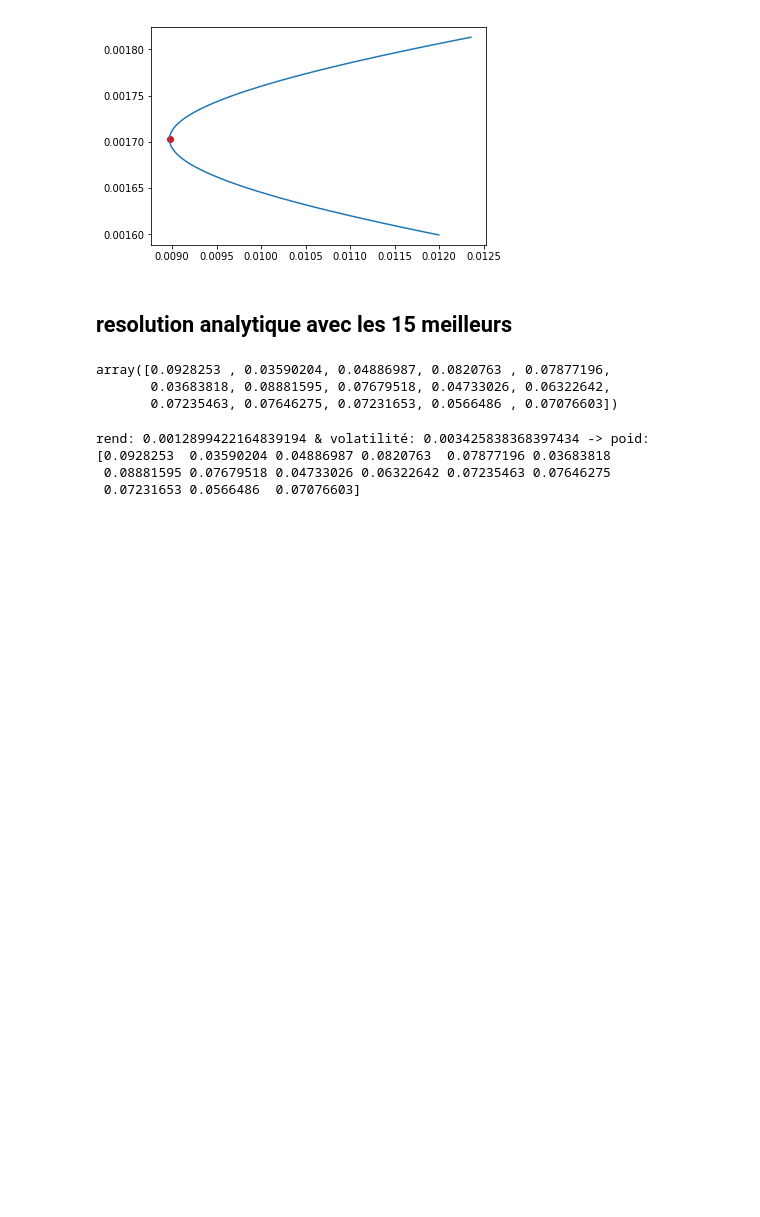
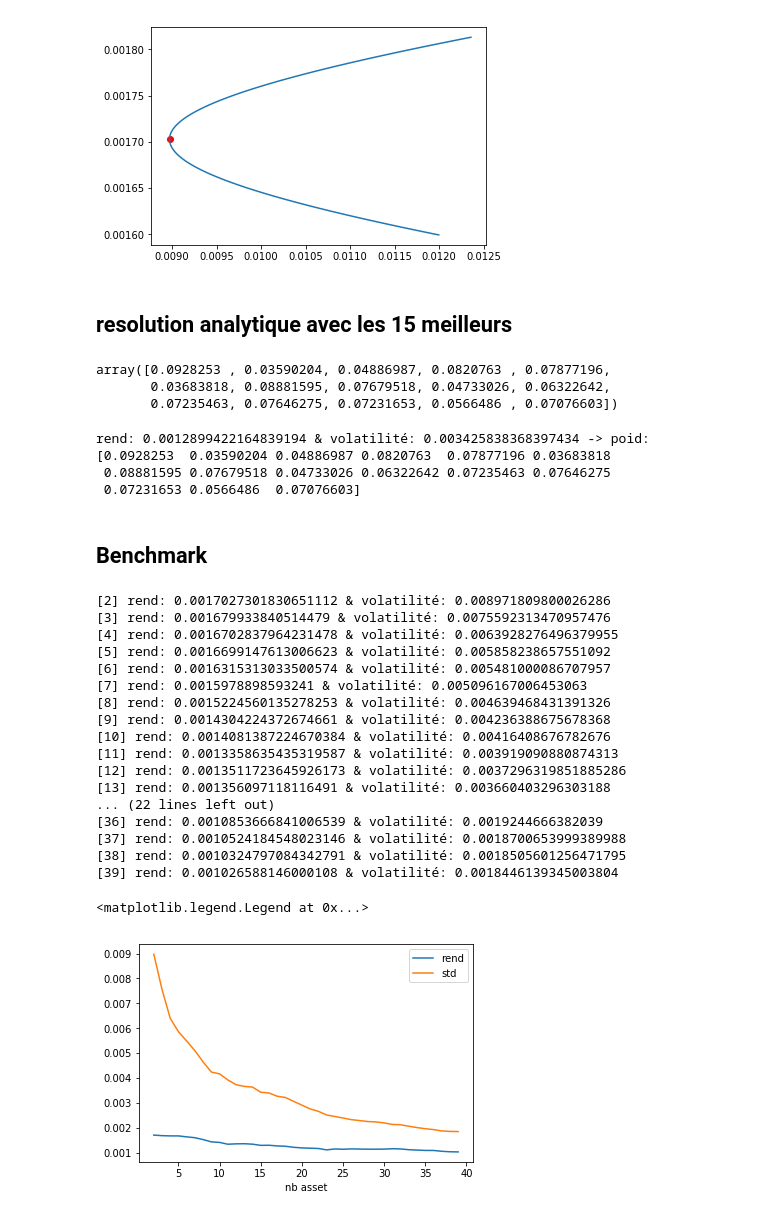
Before and after one commit to landEpita/Dolphin, a Jupyter notebook: Optimisation_Markowitz.ipynb, the cells around one changed output. Drawn from its saved outputs; the diff is of its cells as text; code cells hidden in the pictures; blank space fills up the shorter version.

```diff
--- a/Optimisation_Markowitz.ipynb
+++ b/Optimisation_Markowitz.ipynb
@@ -372,3 +372,47 @@ print(f"rend: {rend} & volatilité: {std} -> poid: {w}")
 rend: 0.0012899422164839194 & volatilité: 0.003425838368397434 -> poid: [0.0928253  0.03590204 0.04886987 0.0820763  0.07877196 0.03683818
  0.08881595 0.07679518 0.04733026 0.06322642 0.07235463 0.07646275
  0.07231653 0.0566486  0.07076603]
+# %% [markdown]
+## Benchmark
+# %%
+hist = []
+for i in range(2,40,1):
+    res = np.argsort(classement)[-i:]
+    r = rend_l[res]
+    u = np.ones(r.shape[0])
+    mat_return = np.array(l_return.values[res])
+
+    sigma = np.cov(mat_return)
+    sigma_inv = np.linalg.inv(sigma)
+
+    w = (sigma_inv @ u) / (u.T @ sigma_inv @ u)
+    variance, std, rend = sharpe(w, mat_return)
+    print(f"[{i}] rend: {rend} & volatilité: {std}")
+    hist.append([rend, std])
+
+hist = np.array(hist)
+
+plt.plot(range(2,40,1),hist[:,0], label="rend")
+plt.plot(range(2,40,1),hist[:,1], label="std")
+plt.xlabel("nb asset")
+plt.legend()
+# %% [output]
+[2] rend: 0.0017027301830651112 & volatilité: 0.008971809800026286
+[3] rend: 0.001679933840514479 & volatilité: 0.0075592313470957476
+[4] rend: 0.0016702837964231478 & volatilité: 0.0063928276496379955
+[5] rend: 0.0016699147613006623 & volatilité: 0.005858238657551092
+[6] rend: 0.0016315313033500574 & volatilité: 0.005481000086707957
+[7] rend: 0.0015978898593241 & volatilité: 0.005096167006453063
+[8] rend: 0.0015224560135278253 & volatilité: 0.004639468431391326
+[9] rend: 0.0014304224372674661 & volatilité: 0.004236388675678368
+[10] rend: 0.0014081387224670384 & volatilité: 0.00416408676782676
+[11] rend: 0.0013358635435319587 & volatilité: 0.003919090880874313
+[12] rend: 0.0013511723645926173 & volatilité: 0.0037296319851885286
+[13] rend: 0.001356097118116491 & volatilité: 0.003660403296303188
+... (22 lines left out)
+[36] rend: 0.0010853666841006539 & volatilité: 0.0019244666382039
+[37] rend: 0.0010524184548023146 & volatilité: 0.0018700653999389988
+[38] rend: 0.0010324797084342791 & volatilité: 0.0018505601256471795
+[39] rend: 0.001026588146000108 & volatilité: 0.0018446139345003804
+<matplotlib.legend.Legend at 0x...>
+[figure, added]
```
Also changed, not shown: parts of 1 cell of this notebook.
